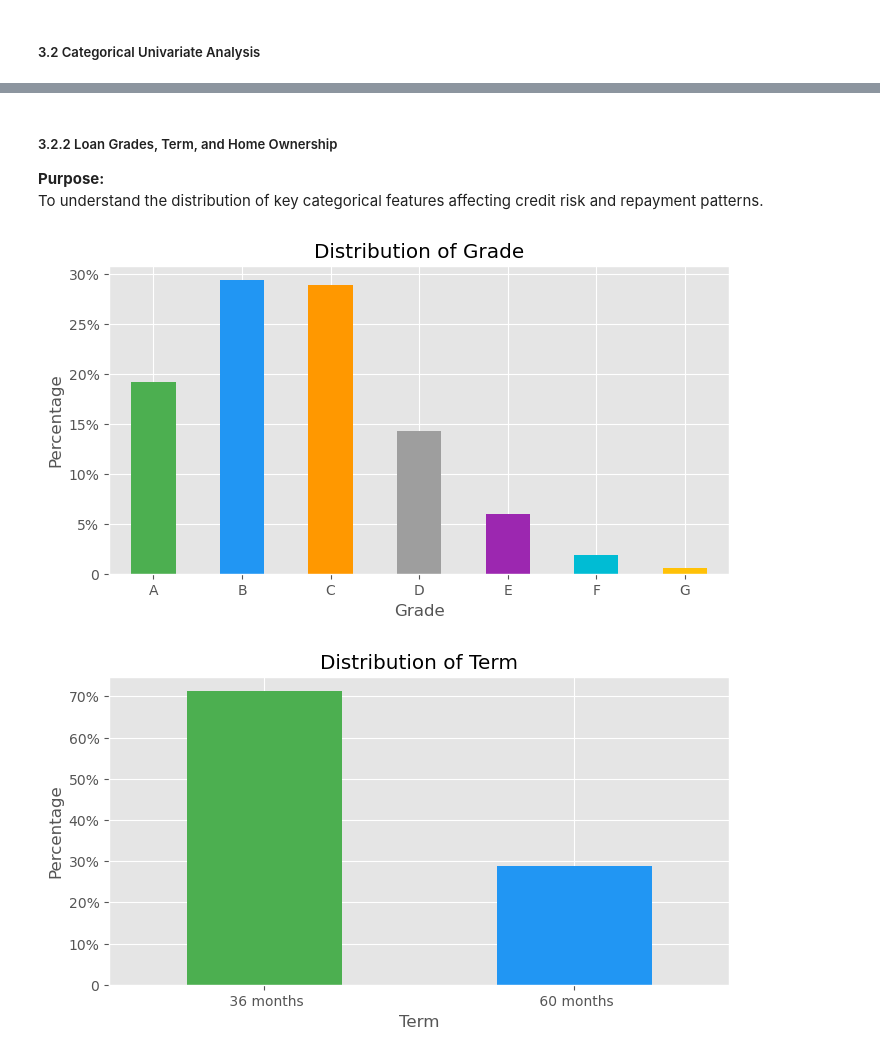
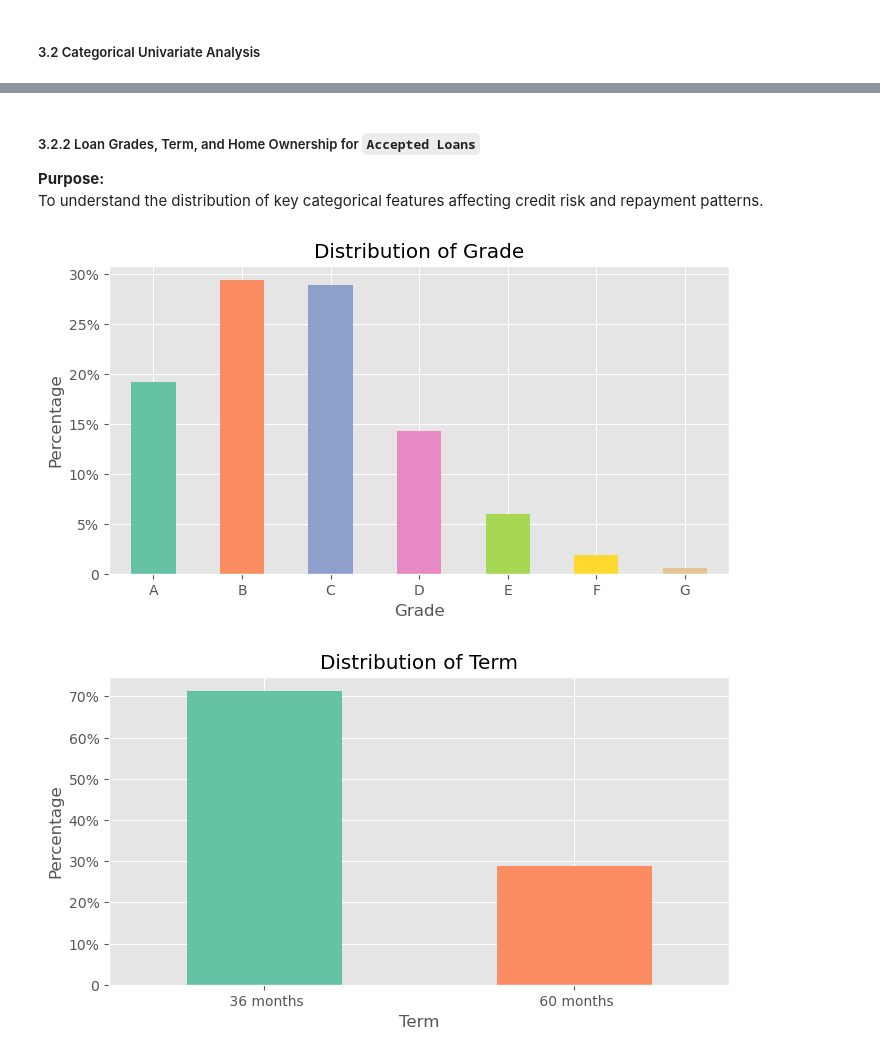
Before and after one commit to satveerkaur/credit_risk_and_loan_performance_analysis, a Jupyter notebook: notebooks/2_data_sampling_and_exploration.ipynb, the cells around one changed output, grey strips where cells are left out. Saved outputs shown, nothing was run; the diff lists cells and outputs as text; code cells hidden in the pictures.

```diff
--- a/notebooks/2_data_sampling_and_exploration.ipynb
+++ b/notebooks/2_data_sampling_and_exploration.ipynb
@@ -197,5 +197,5 @@ plt.show()
 # %% [markdown]
-##### 3.2.2 Loan Grades, Term, and Home Ownership
+##### 3.2.2 Loan Grades, Term, and Home Ownership for `Accepted Loans`
 **Purpose:**
 To understand the distribution of key categorical features affecting credit risk and repayment patterns.
 # %%
@@ -206,22 +206,22 @@ accepted_sample['home_ownership_grouped'] = accepted_sample['home_ownership'].ap
 )
 # %%
 categorical_cols = ['grade', 'term', 'home_ownership_grouped']
-colors = ['#4CAF50', '#2196F3', '#FF9800', '#9E9E9E', '#9C27B0', '#00BCD4', '#FFC107']
+palette = sns.color_palette("Set2")  # Seaborn Set2 palette
 
 for col in categorical_cols:
     plt.figure(figsize=(8,4))
     if col == 'home_ownership_grouped':
         counts = (accepted_sample[col].value_counts(normalize=True) * 100)
     else:
         counts = (accepted_sample[col].value_counts(normalize=True) * 100).sort_index()
-    counts.plot(kind='bar', color=colors[:len(counts)])
+    counts.plot(kind='bar', color=palette[:len(counts)])
     ax = plt.gca()
     ax.yaxis.set_major_formatter(plt.FuncFormatter(lambda y,pos: f'{int(y)}%' if y!=0 else '0'))
     plt.xlabel(col.replace('_', ' ').title())
     plt.ylabel('Percentage')
     plt.title(f'Distribution of {col.replace("_", " ").title()}')
     plt.xticks(rotation=0)
     plt.show()
 # %% [output]
-[figure, old version]
+[figure, new version]
-[figure, old version]
+[figure, new version]
```
Also changed, not shown: parts of 13 cells of this notebook.
